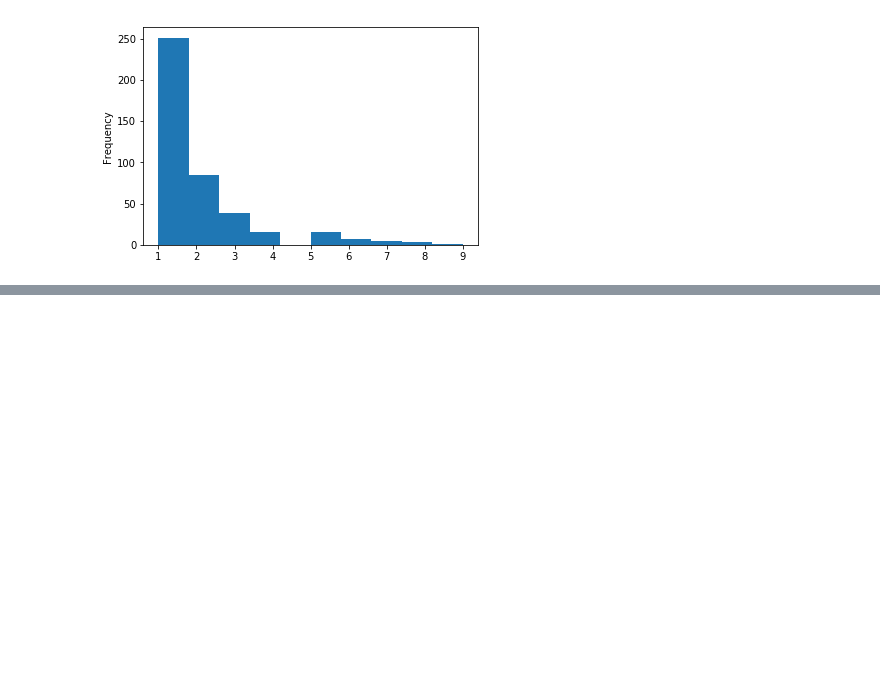
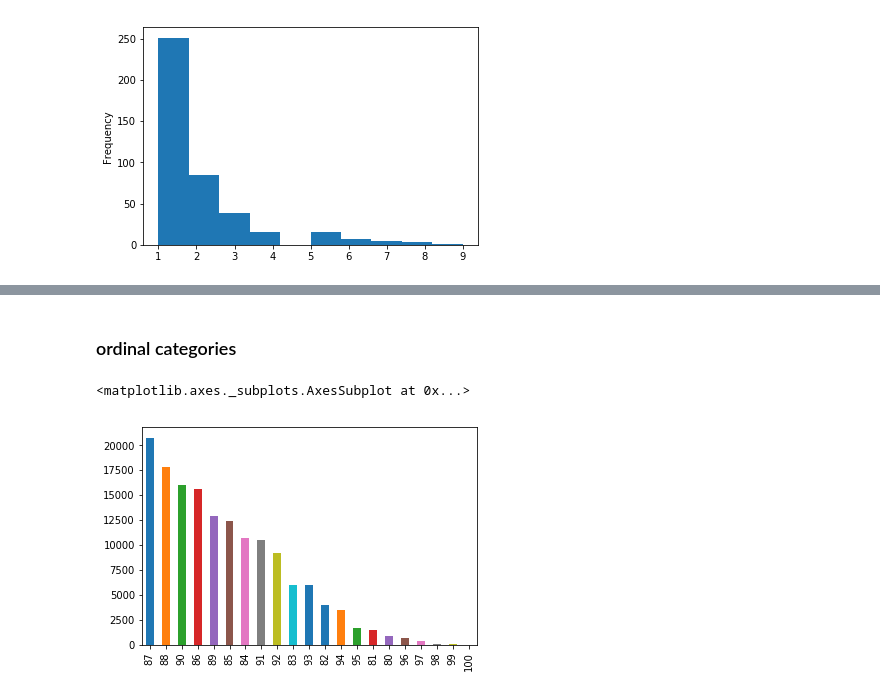
Before and after one commit to markshibu/kaggle_practice, a Jupyter notebook: Data Visualization/Univariate.ipynb, the cells around one changed output, grey strips where cells are left out. Drawn from its saved outputs; the diff is of its cells as text; code cells hidden in the pictures; blank space fills up the shorter version.

```diff
--- a/Data Visualization/Pokemon - Univariate.ipynb
+++ b/Data Visualization/Univariate.ipynb
@@ -56,0 +82,7 @@ pokemon['weight_kg'].value_counts().sort_index().plot.hist()
+# %% [markdown]
+### ordinal categories
+# %%
+reviews['points'].value_counts().plot.bar()
+# %% [output]
+<matplotlib.axes._subplots.AxesSubplot at 0x...>
+[figure, added]
```
Also changed, not shown: parts of 9 cells of this notebook, 3 other files.
